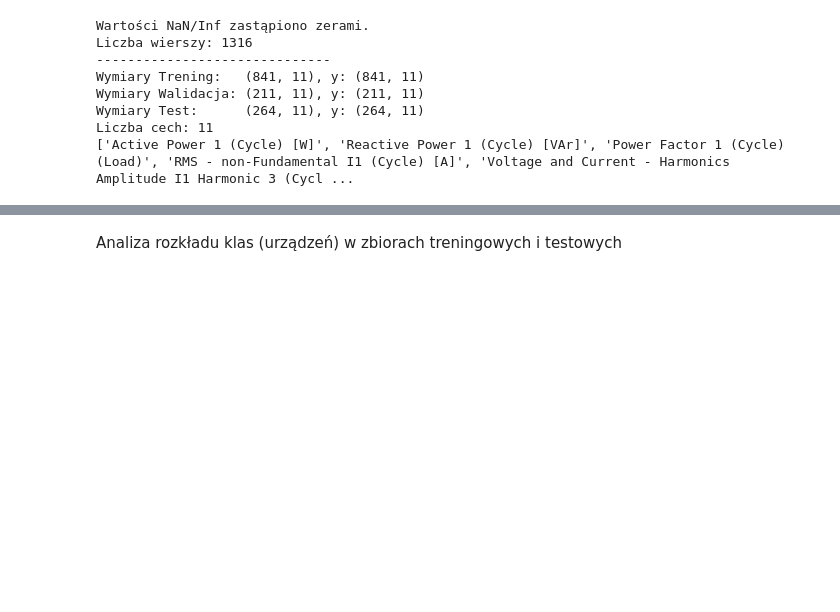
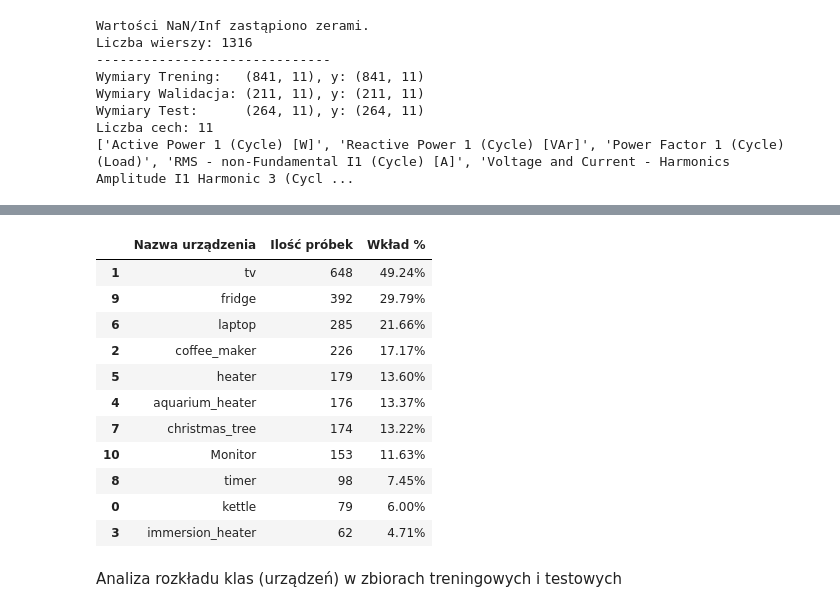
Before and after one commit to bolson1313/nilm_classification, a Jupyter notebook: nilm_classification.ipynb, the cells around one changed output, grey strips where cells are left out. Cells and saved outputs as stored; diff of their text form; code cells hidden in the pictures; blank space fills up the shorter version.

```diff
--- a/nilm_classification.ipynb
+++ b/nilm_classification.ipynb
@@ -233,3 +243,31 @@ display(check_df.sort_values(by='Train', ascending=False))
+# %%
+# Suma wystąpień we wszystkich zbiorach
+total_counts = y_train.sum(axis=0) + y_val.sum(axis=0) + y_test.sum(axis=0)
+total_samples = 1316
+
+summary_df = pd.DataFrame({
+    'Nazwa urządzenia': DEVICE_COLUMNS,
+    'Ilość próbek': total_counts,
+    'Wkład %': (total_counts / total_samples) * 100
+})
+
+summary_df = summary_df.sort_values(by='Ilość próbek', ascending=False)
+summary_df['Wkład %'] = summary_df['Wkład %'].map('{:.2f}%'.format)
+
+display(summary_df)
+# %% [output]
+|  | Nazwa urządzenia | Ilość próbek | Wkład % |
+| 1 | tv | 648 | 49.24% |
+| 9 | fridge | 392 | 29.79% |
+| 6 | laptop | 285 | 21.66% |
+| 2 | coffee_maker | 226 | 17.17% |
+| 5 | heater | 179 | 13.60% |
+| 4 | aquarium_heater | 176 | 13.37% |
+| 7 | christmas_tree | 174 | 13.22% |
+| 10 | Monitor | 153 | 11.63% |
+| 8 | timer | 98 | 7.45% |
+| 0 | kettle | 79 | 6.00% |
+| 3 | immersion_heater | 62 | 4.71% |
 # %% [markdown]
 Analiza rozkładu klas (urządzeń) w zbiorach treningowych i testowych
 # %%
```
Also changed, not shown: parts of 6 cells of this notebook.
